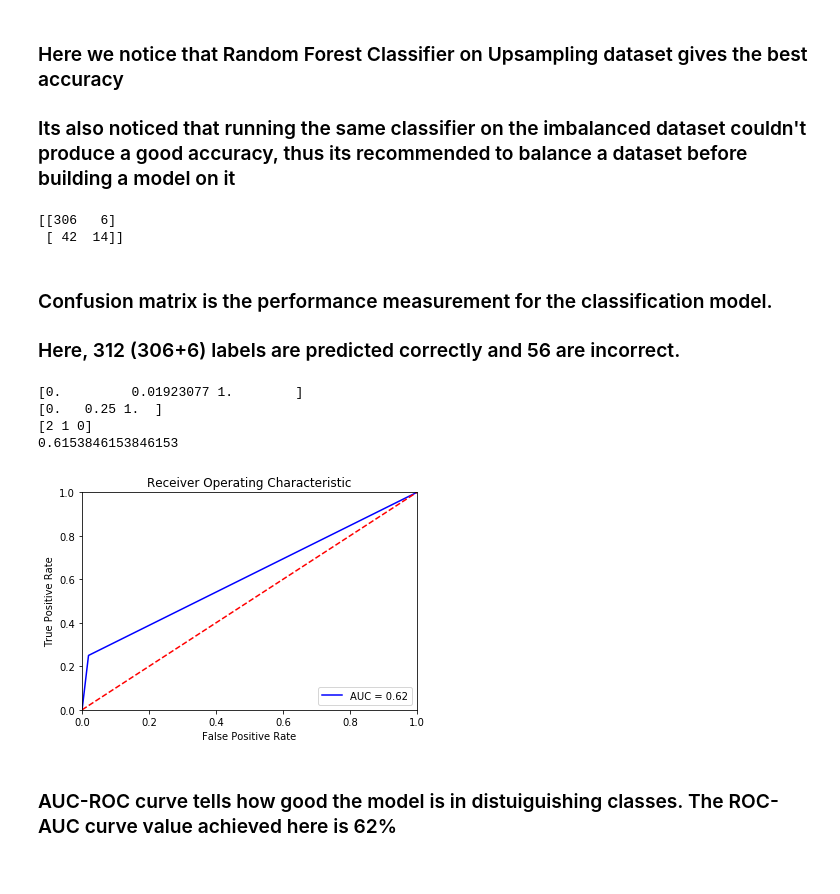
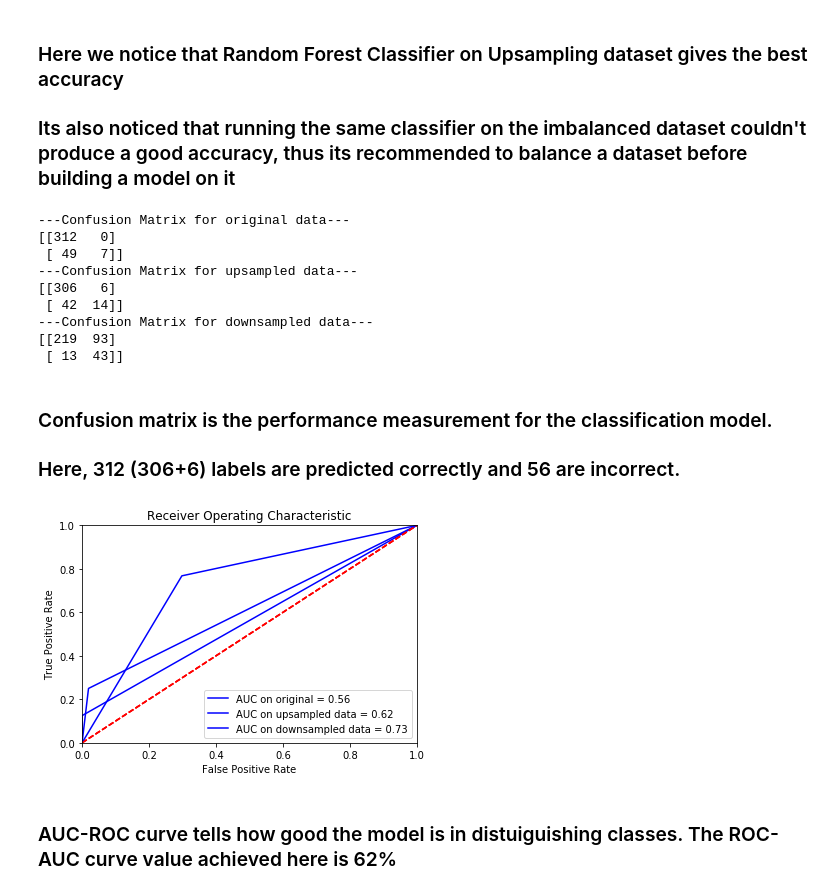
Before and after one commit to saioni/Data-Science-Internship, a Jupyter notebook: Week2 - Employee Attrition/Saioni.ipynb, the cells around one changed output. Cells and saved outputs as stored; diff of their text form; code cells hidden in the pictures.

```diff
--- a/Week2 - Employee Attrition/Saioni.ipynb
+++ b/Week2 - Employee Attrition/Saioni.ipynb
@@ -363,45 +363,76 @@ Best 10-folds CV f1-score: 77.58%.
 ### Its also noticed that running the same classifier on the imbalanced dataset couldn't produce a good accuracy, thus its recommended to balance a dataset before building a model on it
 # %%
 from sklearn.metrics import confusion_matrix
-rf = RandomForestClassifier(criterion="entropy", max_features = "sqrt", min_samples_leaf = 1,
+rf1 = RandomForestClassifier(criterion="entropy", max_features = "sqrt", min_samples_leaf = 1,
                              n_estimators = 100,random_state=0)
-rf.fit(X_train_u, y_train_u)
-y_pred = rf.predict(x_test)
-conf_arr = confusion_matrix(y_test, y_pred)
-print(conf_arr)
-
-df_cm = pd.DataFrame(conf_arr, index = [i for i in "01"],
-                  columns = [i for i in "01"])
+rf2 = RandomForestClassifier(criterion="entropy", max_features = "sqrt", min_samples_leaf = 1,
+                             n_estimators = 100,random_state=0)
+rf3 = RandomForestClassifier(criterion="entropy", max_features = "sqrt", min_samples_leaf = 1,
+                             n_estimators = 100,random_state=0)
+rf1.fit(x_train, y_train)
+rf2.fit(X_train_u, y_train_u)
+rf3.fit(X_train_d, y_train_d)
+y_pred1 = rf1.predict(x_test)
+y_pred2 = rf2.predict(x_test)
+y_pred3 = rf3.predict(x_test)
+conf_arr1 = confusion_matrix(y_test, y_pred1)
+conf_arr2 = confusion_matrix(y_test, y_pred2)
+conf_arr3 = confusion_matrix(y_test, y_pred3)
+print('---Confusion Matrix for original data---')
+print(conf_arr1)
+print('---Confusion Matrix for upsampled data---')
+print(conf_arr2)
+print('---Confusion Matrix for downsampled data---')
+print(conf_arr3)
+#df_cm = pd.DataFrame(conf_arr, index = [i for i in "01"],
+ #                 columns = [i for i in "01"])
 # %% [output]
+---Confusion Matrix for original data---
+[[312   0]
+ [ 49   7]]
+---Confusion Matrix for upsampled data---
 [[306   6]
  [ 42  14]]
+---Confusion Matrix for downsampled data---
+[[219  93]
+ [ 13  43]]
 # %% [markdown]
 ### Confusion matrix is the performance measurement for the classification model.
 ### Here, 312 (306+6) labels are predicted correctly and 56 are incorrect.
 # %%
 # Compute ROC curve and ROC area for each class
 from sklearn.metrics import roc_curve, auc
-fpr, tpr, thresholds = roc_curve(y_test, y_pred)
-roc_auc = auc(fpr, tpr)
-print(fpr)
-print(tpr)
-print(thresholds)
-print(roc_auc)
+fpr1, tpr1, thresholds = roc_curve(y_test, y_pred1)
+fpr2, tpr2, thresholds = roc_curve(y_test, y_pred2)
+fpr3, tpr3, thresholds = roc_curve(y_test, y_pred3)
+roc_auc1 = auc(fpr1, tpr1)
+roc_auc2 = auc(fpr2, tpr2)
+roc_auc3 = auc(fpr3, tpr3)
 plt.title('Receiver Operating Characteristic')
-plt.plot(fpr, tpr, 'b', label = 'AUC = %0.2f' % roc_auc)
+plt.plot(fpr1, tpr1, 'b', label = 'AUC on original = %0.2f' % roc_auc1)
+plt.legend(loc = 'lower right')
+plt.plot([0, 1], [0, 1],'r--')
+plt.xlim([0, 1])
+plt.ylim([0, 1])
+plt.ylabel('True Positive Rate')
+plt.xlabel('False Positive Rate')
+plt.plot(fpr2, tpr2, 'b', label = 'AUC on upsampled data = %0.2f' % roc_auc2)
+plt.legend(loc = 'lower right')
+plt.plot([0, 1], [0, 1],'r--')
+plt.xlim([0, 1])
+plt.ylim([0, 1])
+plt.ylabel('True Positive Rate')
+plt.xlabel('False Positive Rate')
+plt.plot(fpr3, tpr3, 'b', label = 'AUC on downsampled data = %0.2f' % roc_auc3)
 plt.legend(loc = 'lower right')
 plt.plot([0, 1], [0, 1],'r--')
 plt.xlim([0, 1])
 plt.ylim([0, 1])
 plt.ylabel('True Positive Rate')
 plt.xlabel('False Positive Rate')
 plt.show()
 # %% [output]
-[0.         0.01923077 1.        ]
-[0.   0.25 1.  ]
-[2 1 0]
-0.6153846153846153
-[figure, old version]
+[figure, new version]
 # %% [markdown]
 ### AUC-ROC curve tells how good the  model is in distuiguishing classes. The ROC-AUC curve value achieved here is 62%
 # %% [markdown]
```
Also changed, not shown: parts of 3 cells of this notebook.
